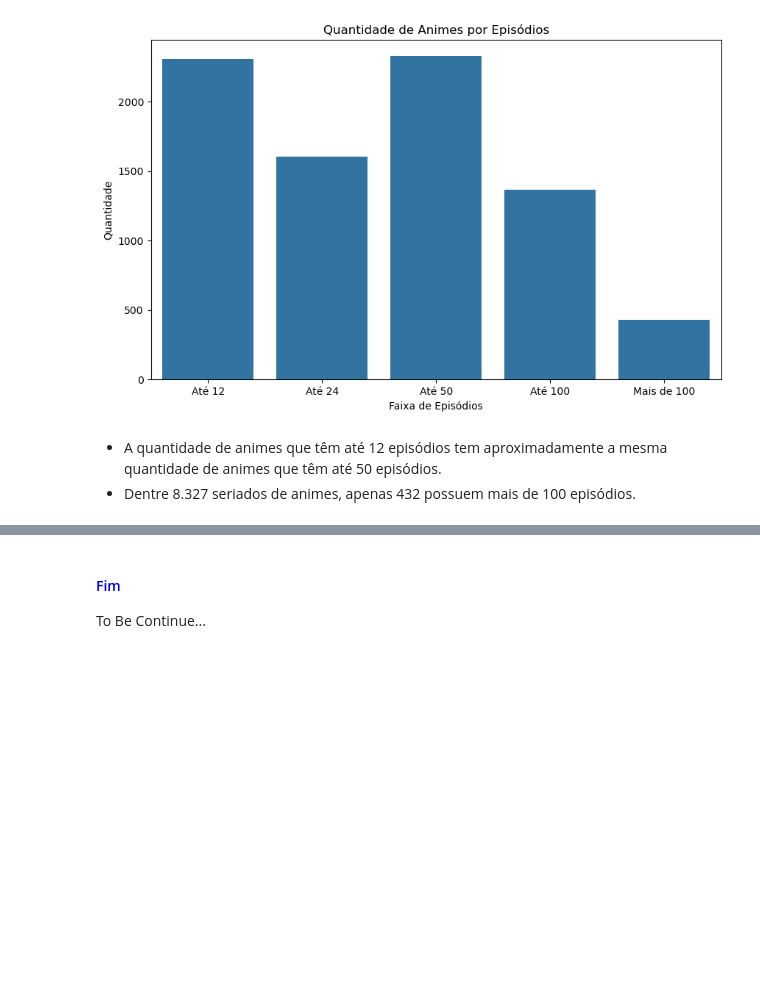
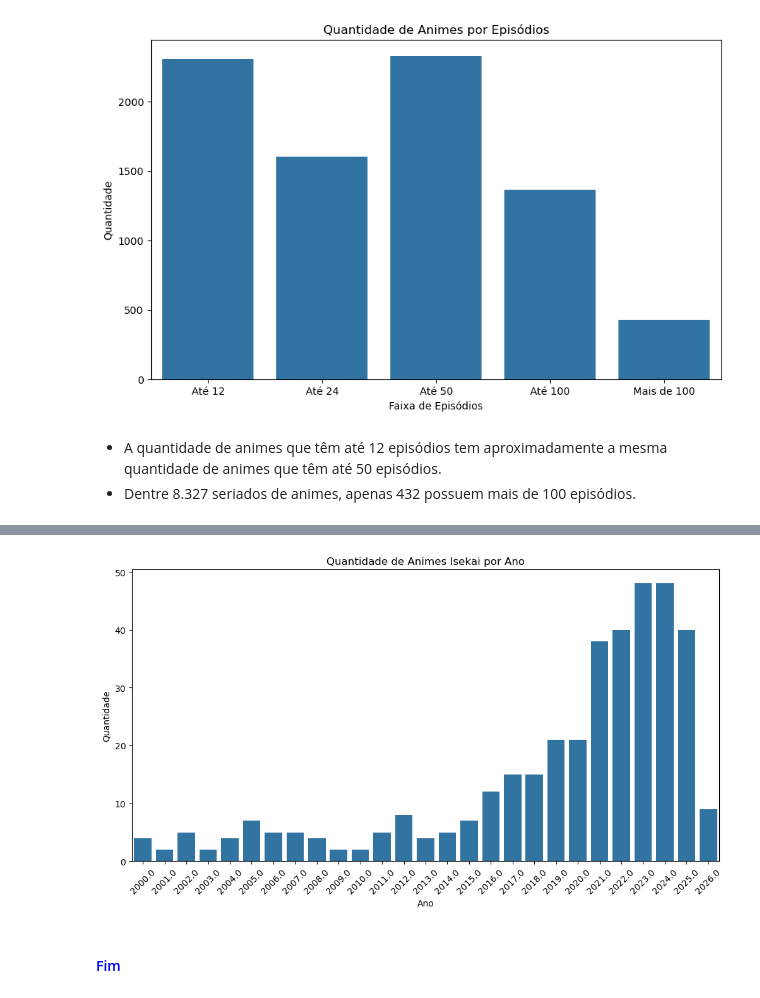
Before and after one commit to Gregory280/Analise-de-Dados-com-MyAnimeList, a Jupyter notebook: notebooks/analise_exploratoria.ipynb, the cells around one changed output, grey strips where cells are left out. Cells and saved outputs as stored; diff of their text form; code cells hidden in the pictures; blank space fills up the shorter version.

```diff
--- a/notebooks/analise_exploratoria.ipynb
+++ b/notebooks/analise_exploratoria.ipynb
@@ -801,0 +984,5 @@ plt.show()
+# %%
+animes_isekai_por_ano = df_isekai['start_year'].value_counts()
+# %%
+# Pega apenas os últimos 25 anos para não pouluir o gráfico
+animes_isekai_por_ano = animes_isekai_por_ano[animes_isekai_por_ano.index >= datetime.datetime.now().year - 25 ]
@@ -802,7 +991,16 @@ plt.show()
+# %%
+plt.figure(figsize=(12,6))
+sns.barplot(x=animes_isekai_por_ano.index, y=animes_isekai_por_ano.values)
+titulo = plt.title('Quantidade de Animes Isekai por Ano')
+plt.xlabel('Ano')
+plt.ylabel('Quantidade')
+plt.xticks(rotation=45)
+# Para salvar os gráficos
+#plt.savefig(f"../graphs/{titulo.get_text().replace(' ', '_') + '.png'}")
+plt.show()
+# %% [output]
+[figure, added]
 # %% [markdown]
 <h4 style="color:blue;text-shadow: 2px 2px #E0E0E0">
     Fim
 </h4>
-<p>
-    To Be Continue...
-</p>
```
Also changed, not shown: parts of 46 cells of this notebook.
